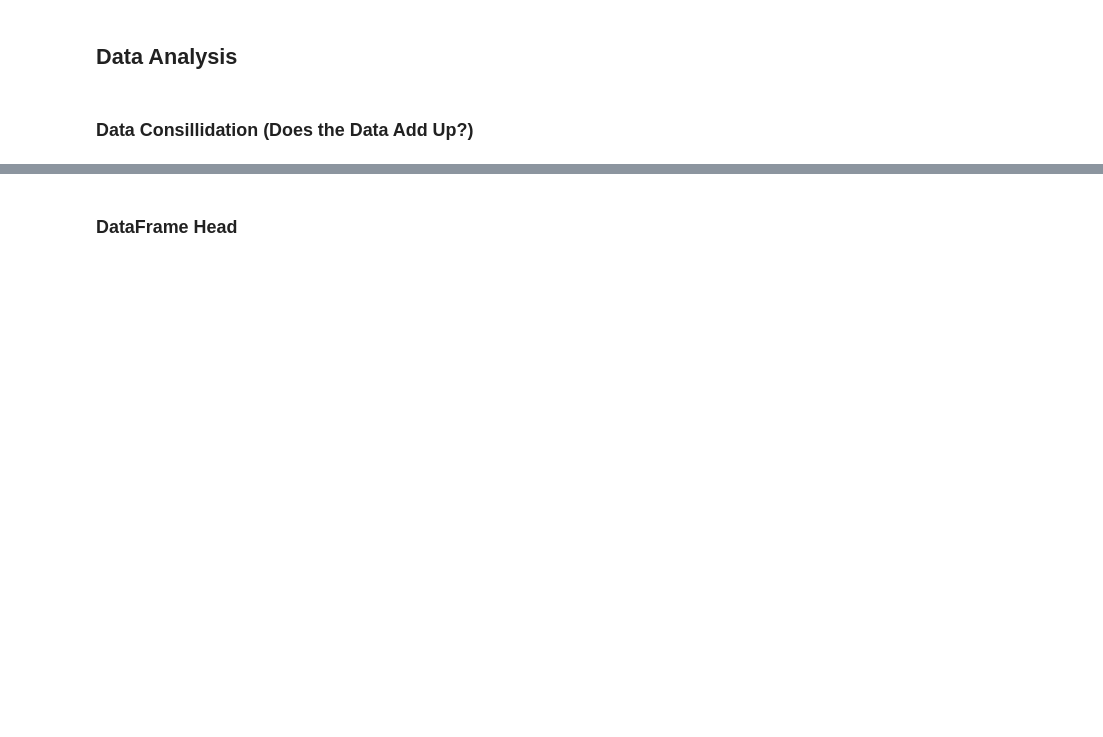
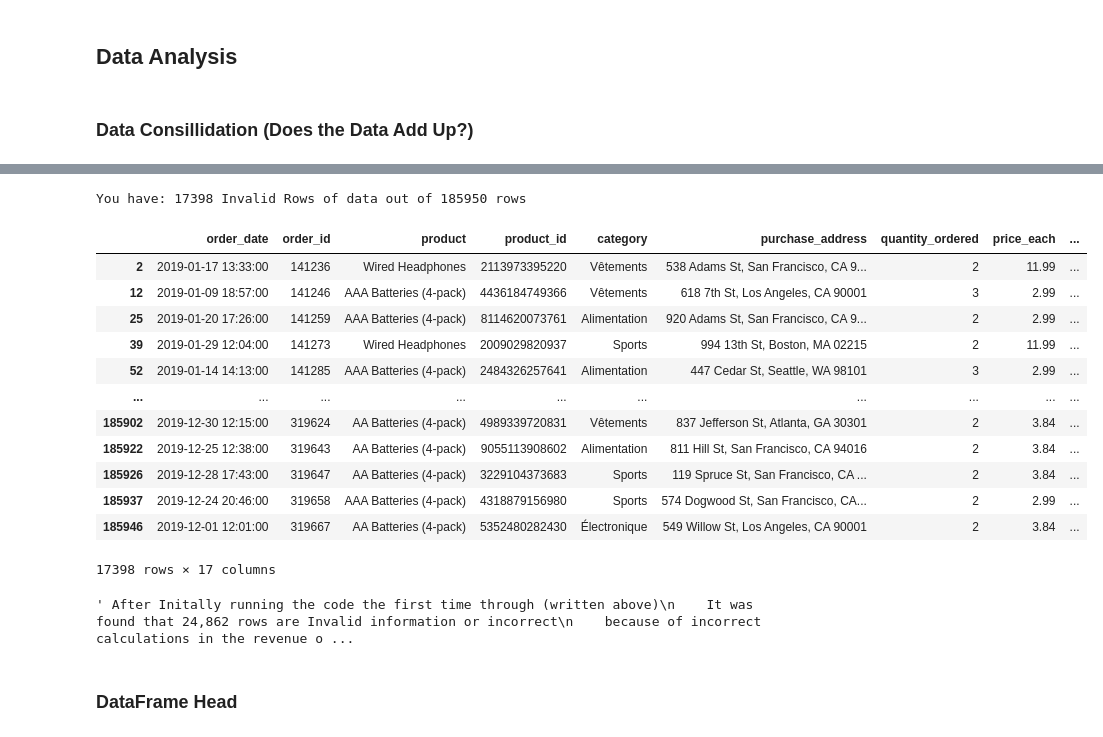
Before and after one commit to MIS3843GarrGet/SalesDataAnalysis, a Jupyter notebook: GarrGetSalesAnalysis.ipynb, the cells around one changed output, grey strips where cells are left out. Saved outputs shown, nothing was run; the diff lists cells and outputs as text; code cells hidden in the pictures; blank space fills up the shorter version.

Commit message:
9/16/2023 12:40 AM
Added tolerance to enhance Data Consolidation, Showing that 17,398 of the 18,5950 rows are invalid

```diff
--- a/GarrGetSalesAnalysis.ipynb
+++ b/GarrGetSalesAnalysis.ipynb
@@ -193,3 +160,70 @@ print(invalid_rows)
+# %%
+# Defined a tolerance for floating point comparisons for more precise comparisons
+tolerance = 1e-5
+
+#Calculates Expected Revenue for Each Row
+expected_revenue = df['quantity_ordered'] * df['price_each']
+
+#Calculates the Expected Profit Margin for each row
+expected_profit_margin = expected_revenue - df['cost_price']
+
+# Validate using Boolean Variables to see if the calculations match the data
+# Also inserted absolute value the difference to ensure it matches within the tolerance for more precise results
+revenue_check = abs(expected_revenue - df['revenue']) <= tolerance
+profit_margin_check = abs(expected_profit_margin -df['profit_margin']) <= tolerance
+
+checks = revenue_check & profit_margin_check
+
+invalid_rows = df[~checks]
+
+#Counts the number of invalid rows and Total Rows
+num_invalid_rows = len(invalid_rows)
+total_rows = len(df)
+
+#Prints number of invalid rows out of total rows
+print("You have:", num_invalid_rows, "Invalid Rows of data out of", total_rows, "rows")
+
+# Displays a rendered table of all the invalid rows found
+display(invalid_rows)
+
+""" After Initally running the code the first time through (written above)
+    It was found that 24,862 rows are Invalid information or incorrect
+    because of incorrect calculations in the revenue or profit margin
+
+    EDIT: I discovered that the code actually has errors due to something called "Floating Point Rounding Error
+    Which means the computer couldnt reperesent the floating point numbers due to limitations in memory or hardware
+    (Which makes sense because I am performing this mass analysis on a Laptop)
+    To Solve this I will incorperate a "Tolerence" or margin of error to consider the values as equal if it falls within
+     the defined tolerence for more precise answers.
+
+    EDIT 2: After Adding the Tolerence (1e-6) it helped lower the number of Invalid Rows to 17,398 which is a difference of
+    approximitely 7,464 Rows!!
+
+    EDIT 3: When I increase the tolerence slightly more to 1e-5: It does not change
+    and still shows that I have 17,398 Invalid rows of data due to false calculations
+    in Profit Margin or Revenue.... Either That or Floating Point error especially with
+    a Large Quantity of Data such as this data set and the current technology I am using.
+
+
+
+
+"""
+# %% [output]
+You have: 17398 Invalid Rows of data out of 185950 rows
+|  | order_date | order_id | product | product_id | category | purchase_address | quantity_ordered | price_each | ... |
+| 2 | 2019-01-17 13:33:00 | 141236 | Wired Headphones | 2113973395220 | Vêtements | 538 Adams St, San Francisco, CA 9... | 2 | 11.99 | ... |
+| 12 | 2019-01-09 18:57:00 | 141246 | AAA Batteries (4-pack) | 4436184749366 | Vêtements | 618 7th St, Los Angeles, CA 90001 | 3 | 2.99 | ... |
+| 25 | 2019-01-20 17:26:00 | 141259 | AAA Batteries (4-pack) | 8114620073761 | Alimentation | 920 Adams St, San Francisco, CA 9... | 2 | 2.99 | ... |
+| 39 | 2019-01-29 12:04:00 | 141273 | Wired Headphones | 2009029820937 | Sports | 994 13th St, Boston, MA 02215 | 2 | 11.99 | ... |
+| 52 | 2019-01-14 14:13:00 | 141285 | AAA Batteries (4-pack) | 2484326257641 | Alimentation | 447 Cedar St, Seattle, WA 98101 | 3 | 2.99 | ... |
+| ... | ... | ... | ... | ... | ... | ... | ... | ... | ... |
+| 185902 | 2019-12-30 12:15:00 | 319624 | AA Batteries (4-pack) | 4989339720831 | Vêtements | 837 Jefferson St, Atlanta, GA 30301 | 2 | 3.84 | ... |
+| 185922 | 2019-12-25 12:38:00 | 319643 | AA Batteries (4-pack) | 9055113908602 | Alimentation | 811 Hill St, San Francisco, CA 94016 | 2 | 3.84 | ... |
+| 185926 | 2019-12-28 17:43:00 | 319647 | AA Batteries (4-pack) | 3229104373683 | Sports | 119 Spruce St, San Francisco, CA ... | 2 | 3.84 | ... |
+| 185937 | 2019-12-24 20:46:00 | 319658 | AAA Batteries (4-pack) | 4318879156980 | Sports | 574 Dogwood St, San Francisco, CA... | 2 | 2.99 | ... |
+| 185946 | 2019-12-01 12:01:00 | 319667 | AA Batteries (4-pack) | 5352480282430 | Électronique | 549 Willow St, Los Angeles, CA 90001 | 2 | 3.84 | ... |
+17398 rows × 17 columns
+' After Initally running the code the first time through (written above)\n    It was found that 24,862 rows are Invalid information or incorrect\n    because of incorrect calculations in the revenue o ...
 # %% [markdown]
 ### DataFrame Head
 # %%
```
Also changed, not shown: parts of 2 cells of this notebook.
